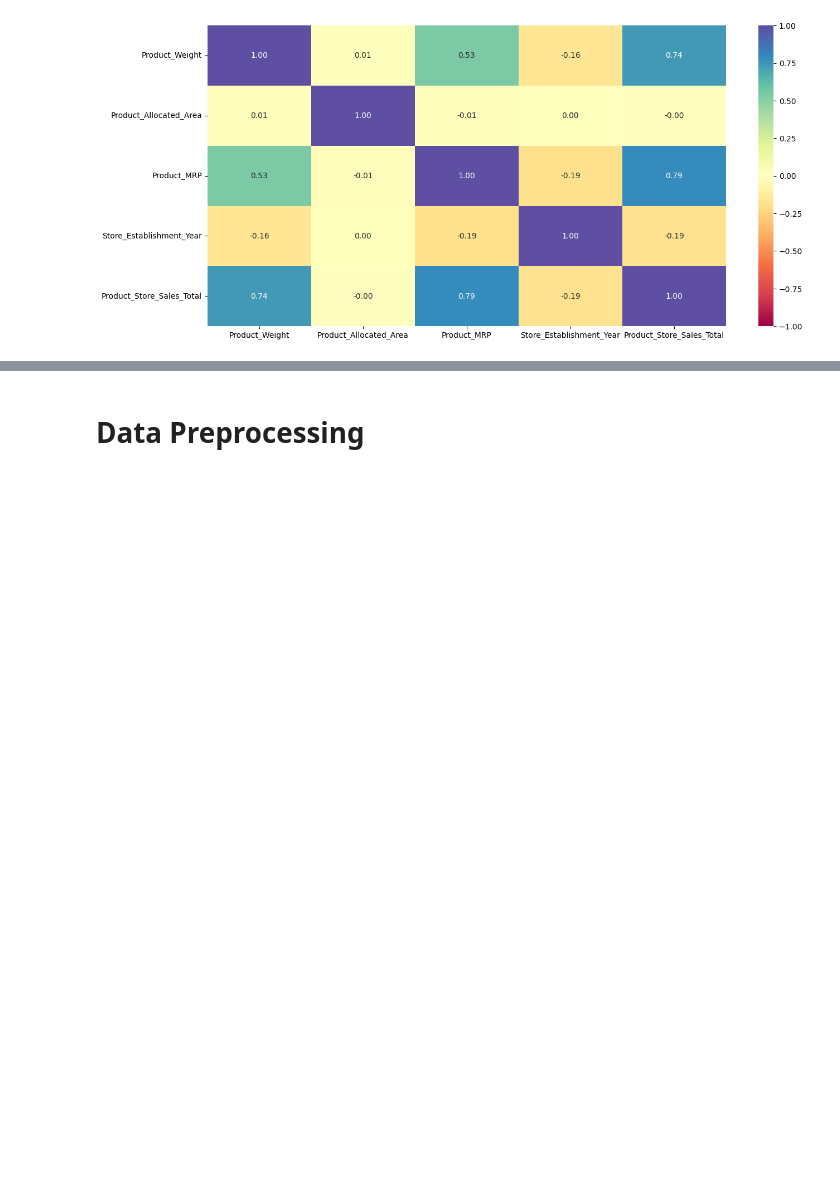
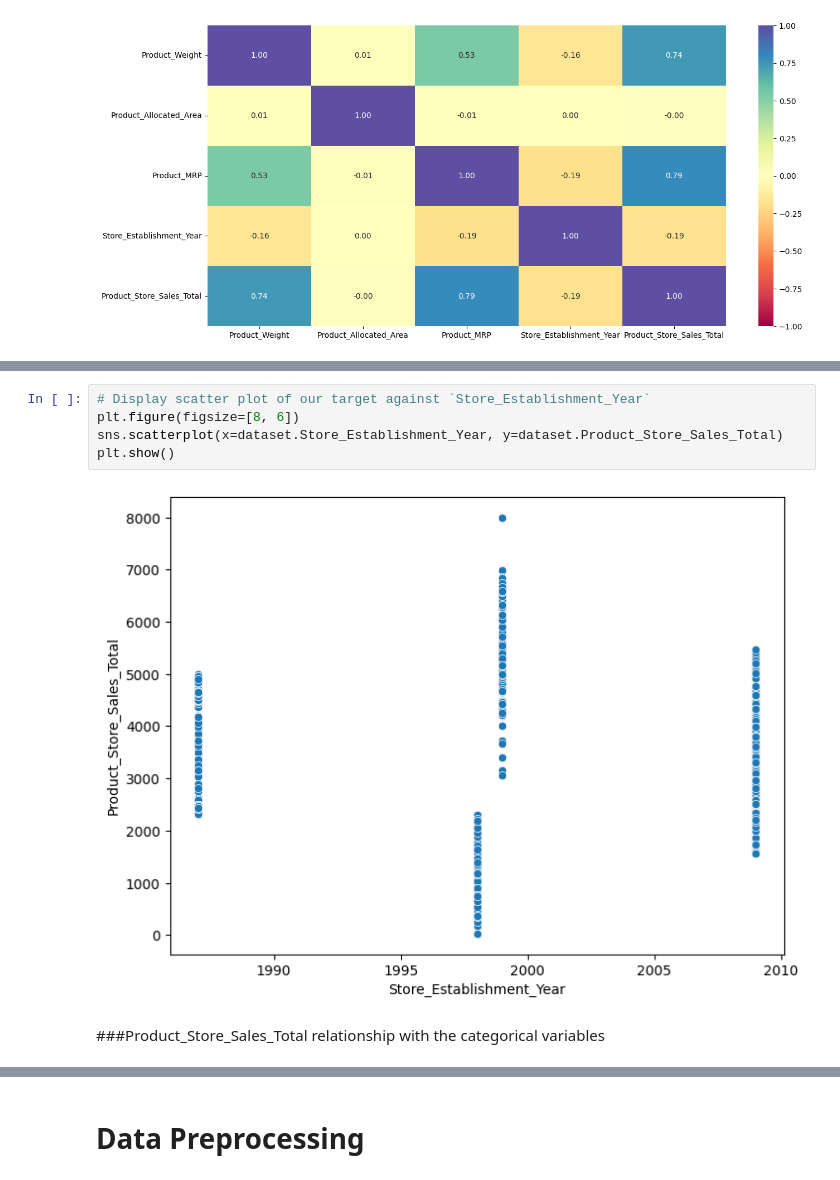
Before and after one commit to uday-d4/UTAI_SuperKArt, a Jupyter notebook: SuperKart_Model_Deployment_Notebook.ipynb, the cells around one changed output, grey strips where cells are left out. Saved outputs shown, nothing was run; the diff lists cells and outputs as text; blank space fills up the shorter version.

```diff
--- a/SuperKart_Model_Deployment_Notebook.ipynb
+++ b/SuperKart_Model_Deployment_Notebook.ipynb
@@ -589,0 +619,9 @@ plt.show()
+# %%
+# Display scatter plot of our target against `Store_Establishment_Year`
+plt.figure(figsize=[8, 6])
+sns.scatterplot(x=dataset.Store_Establishment_Year, y=dataset.Product_Store_Sales_Total)
+plt.show()
+# %% [output]
+[figure, added]
+# %% [markdown]
+###Product_Store_Sales_Total relationship with the categorical variables
```
Also changed, not shown: parts of 21 cells of this notebook.
